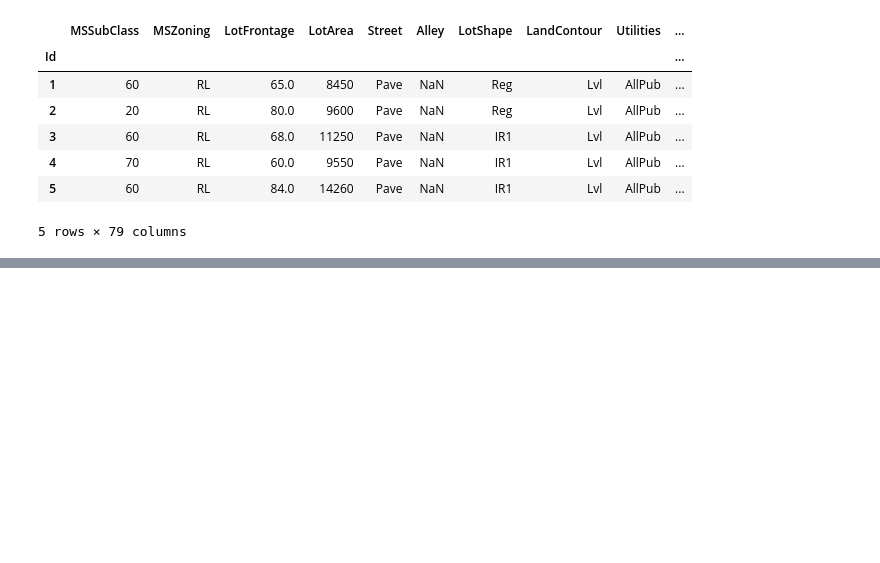
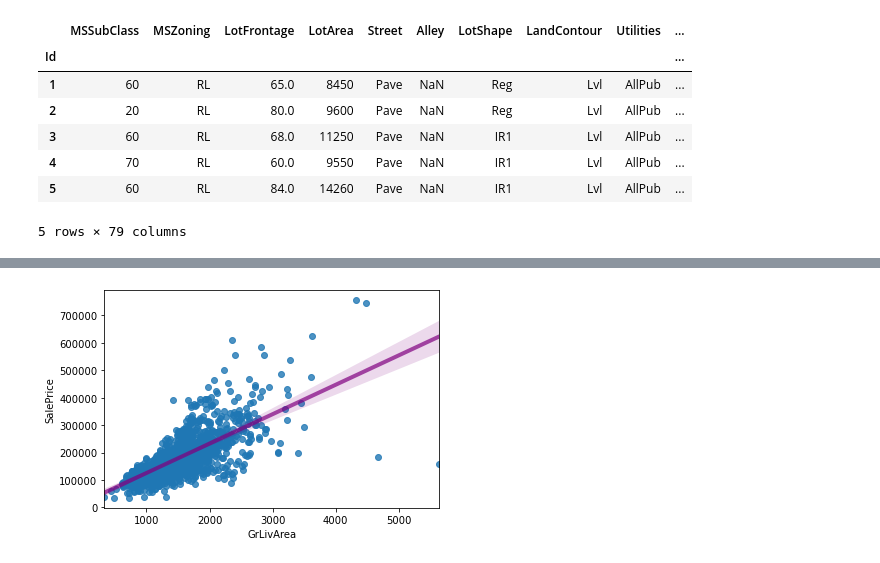
Before and after one commit to Sanskar-16/house-price, a Jupyter notebook: testingData.ipynb, the cells around one changed output, grey strips where cells are left out. Saved outputs shown, nothing was run; the diff lists cells and outputs as text; code cells hidden in the pictures; blank space fills up the shorter version.

```diff
--- a/testingData.ipynb
+++ b/testingData.ipynb
@@ -107,0 +158,4 @@ sns.heatmap(train.corr(), annot=True, cmap='twilight_shifted');
+# %%
+a = sns.regplot(x=train['GrLivArea'], y=train['SalePrice'], line_kws={"color":"purple","alpha":0.7,"lw":4})
+# %% [output]
+[figure, added]
```
Also changed, not shown: parts of 22 cells of this notebook.
